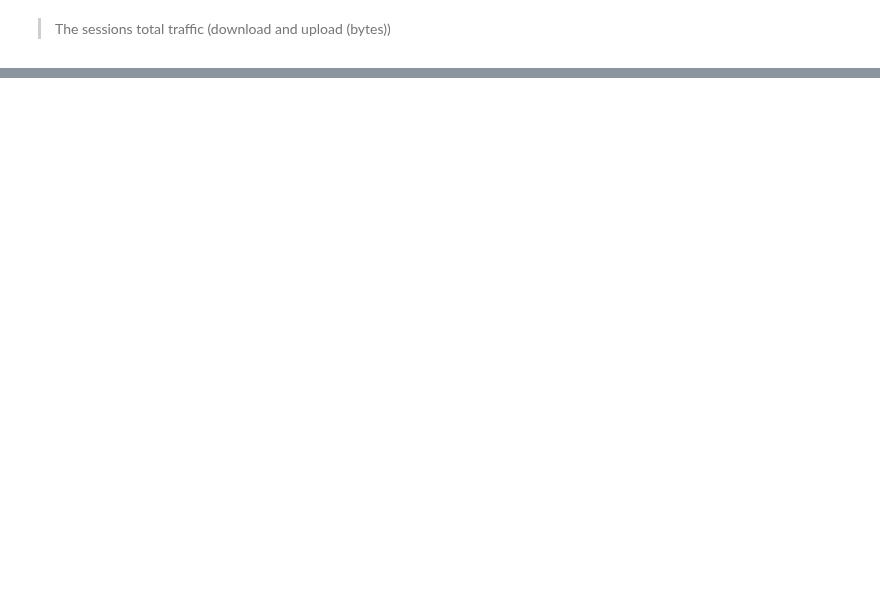
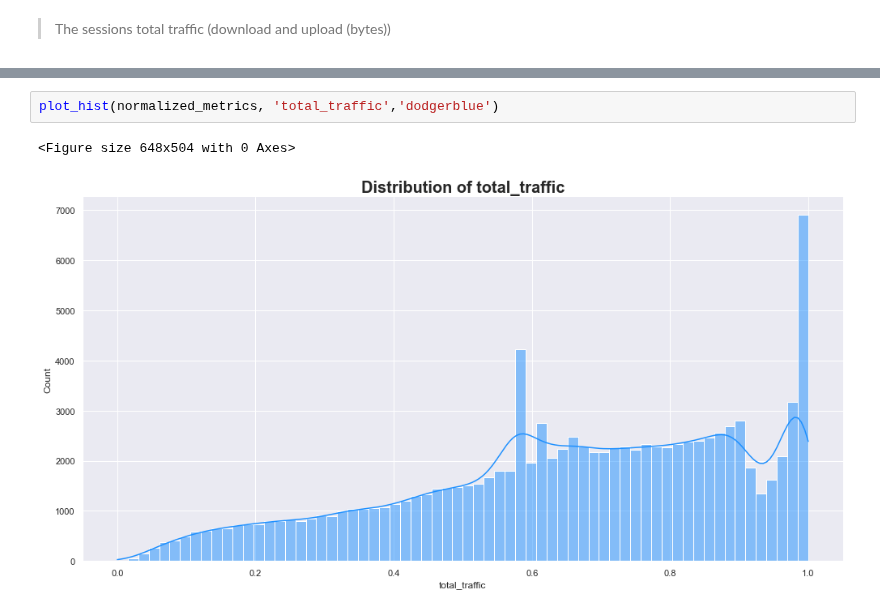
Before and after one commit to Melak2017/Telecommunication-Data-Analysis, a Jupyter notebook: Jup_Notebooks/User_engagement_analysis.ipynb, the cells around one changed output, grey strips where cells are left out. Drawn from its saved outputs; the diff is of its cells as text; blank space fills up the shorter version.

```diff
--- a/Jup_Notebooks/User_engagement_analysis.ipynb
+++ b/Jup_Notebooks/User_engagement_analysis.ipynb
@@ -169,0 +240,5 @@ plot_box(engagment_metrics, 'sessions_frequency', 'outlier detection for bearer_
+# %%
+plot_hist(normalized_metrics, 'total_traffic','dodgerblue')
+# %% [output]
+<Figure size 648x504 with 0 Axes>
+[figure, added]
```
Also changed, not shown: parts of 22 cells of this notebook.
